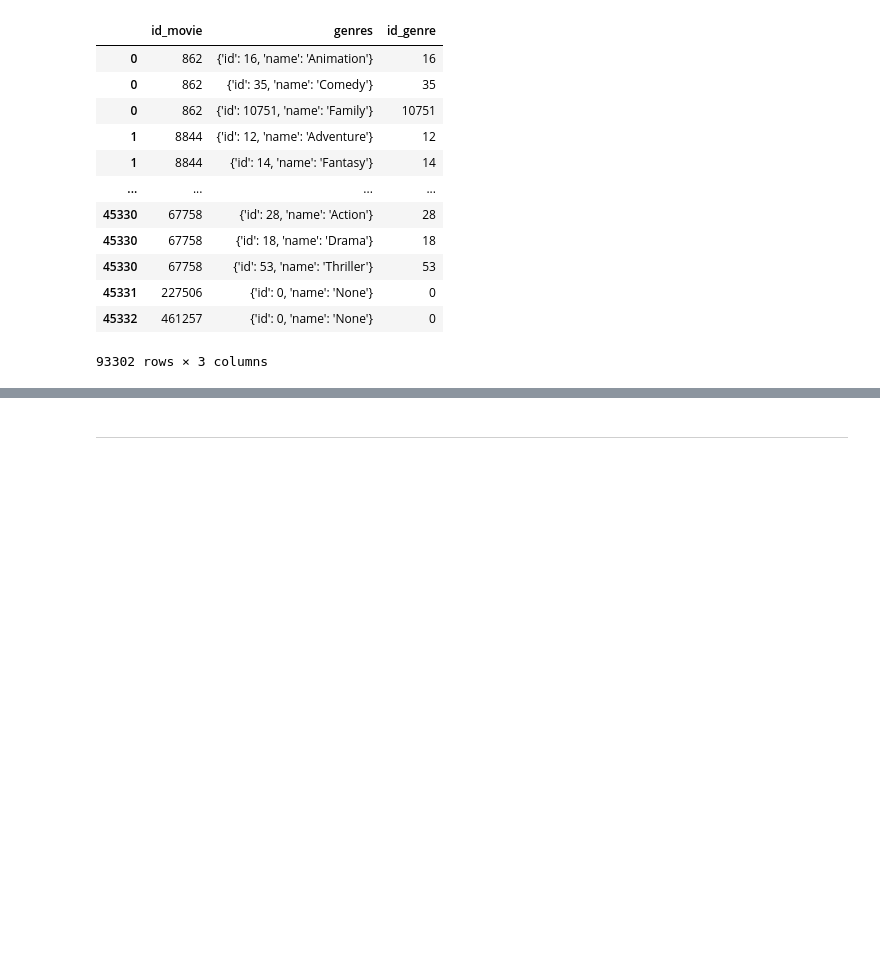
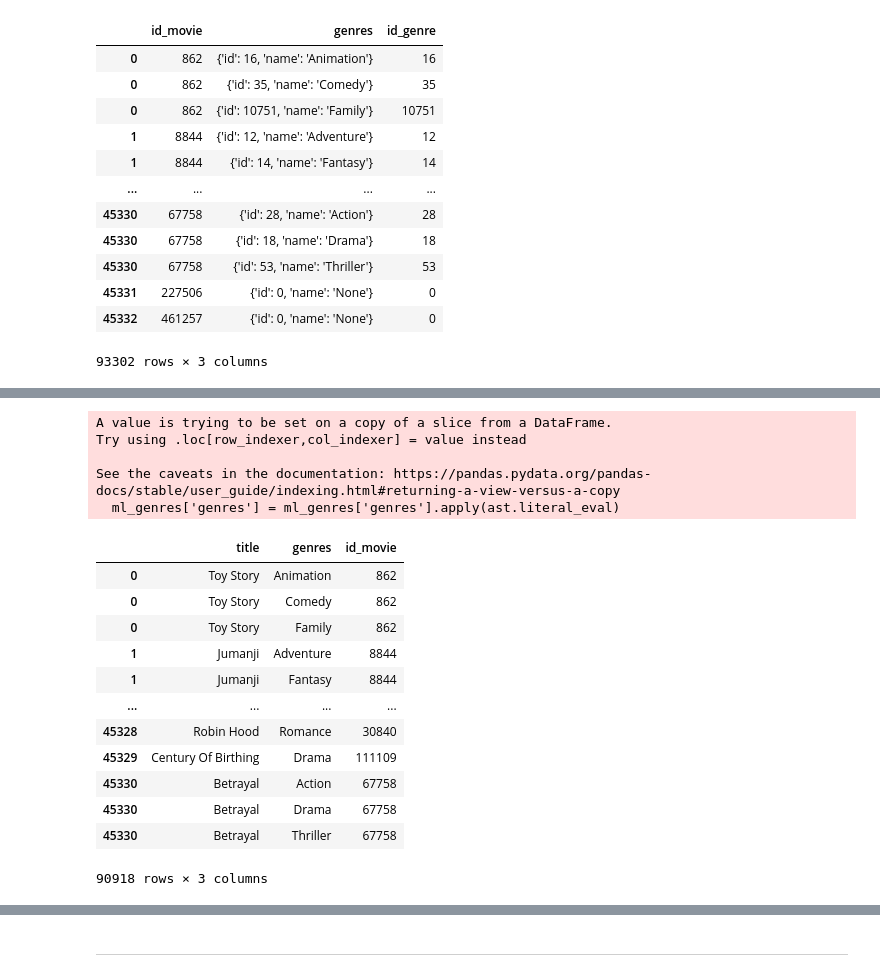
Before and after one commit to rominaEsc/PI_MLOPS_datapt2_streaming, a Jupyter notebook: 3_creacion_de_tablas.ipynb, the cells around one changed output, grey strips where cells are left out. Saved outputs shown, nothing was run; the diff lists cells and outputs as text; code cells hidden in the pictures; blank space fills up the shorter version.

```diff
--- a/3_creacion_de_tablas.ipynb
+++ b/3_creacion_de_tablas.ipynb
@@ -490,0 +491,32 @@ movies.head(2)
+# %%
+ml_genres = ml_genres.dropna(subset='genres')
+# Convertimos los valores de movies_genres['genres'] (que parecen una lista) en un objeto tipo lista
+ml_genres['genres'] = ml_genres['genres'].apply(ast.literal_eval)
+
+# Aplicamos explode() para crear filas adicionales para cada elemento en la lista genres
+ml_genres = ml_genres.explode('genres')
+
+# Extraer el valor de id_genre de cada elemento en la lista genres
+ml_genres['genres'] = ml_genres['genres'].apply(lambda x: x['name'])
+# %% [output]
+A value is trying to be set on a copy of a slice from a DataFrame.
+Try using .loc[row_indexer,col_indexer] = value instead
+
+See the caveats in the documentation: https://pandas.pydata.org/pandas-docs/stable/user_guide/indexing.html#returning-a-view-versus-a-copy
+  ml_genres['genres'] = ml_genres['genres'].apply(ast.literal_eval)
+# %%
+ml_genres
+# %% [output]
+|  | title | genres | id_movie |
+| 0 | Toy Story | Animation | 862 |
+| 0 | Toy Story | Comedy | 862 |
+| 0 | Toy Story | Family | 862 |
+| 1 | Jumanji | Adventure | 8844 |
+| 1 | Jumanji | Fantasy | 8844 |
+| ... | ... | ... | ... |
+| 45328 | Robin Hood | Romance | 30840 |
+| 45329 | Century Of Birthing | Drama | 111109 |
+| 45330 | Betrayal | Action | 67758 |
+| 45330 | Betrayal | Drama | 67758 |
+| 45330 | Betrayal | Thriller | 67758 |
+90918 rows × 3 columns
```
Also changed, not shown: parts of 11 cells of this notebook, 6 other files.
